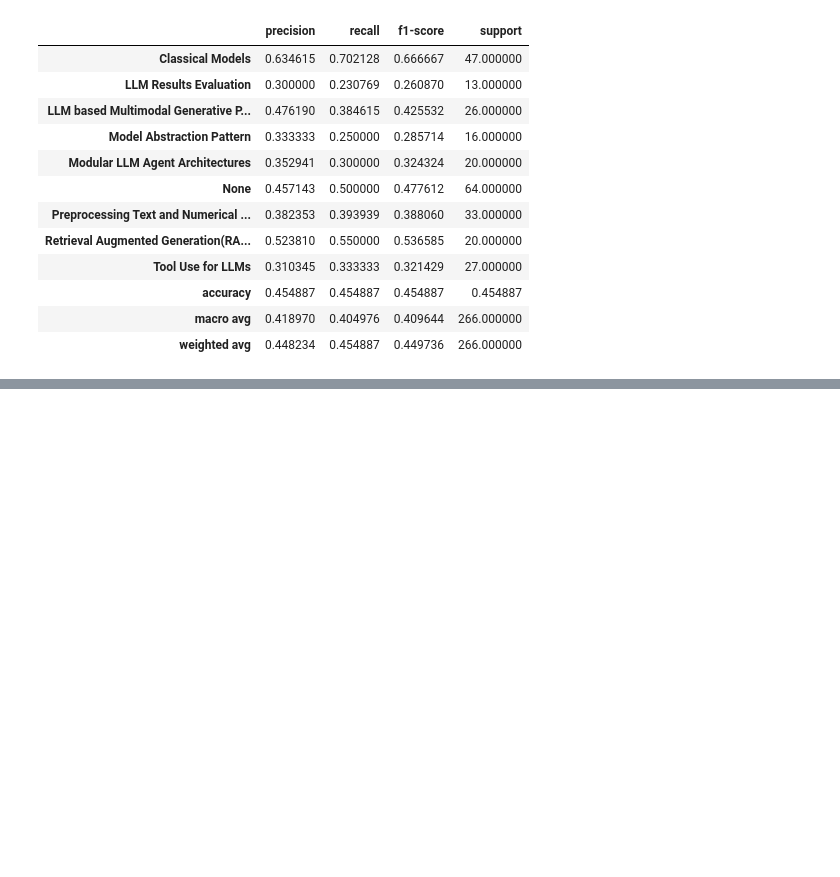
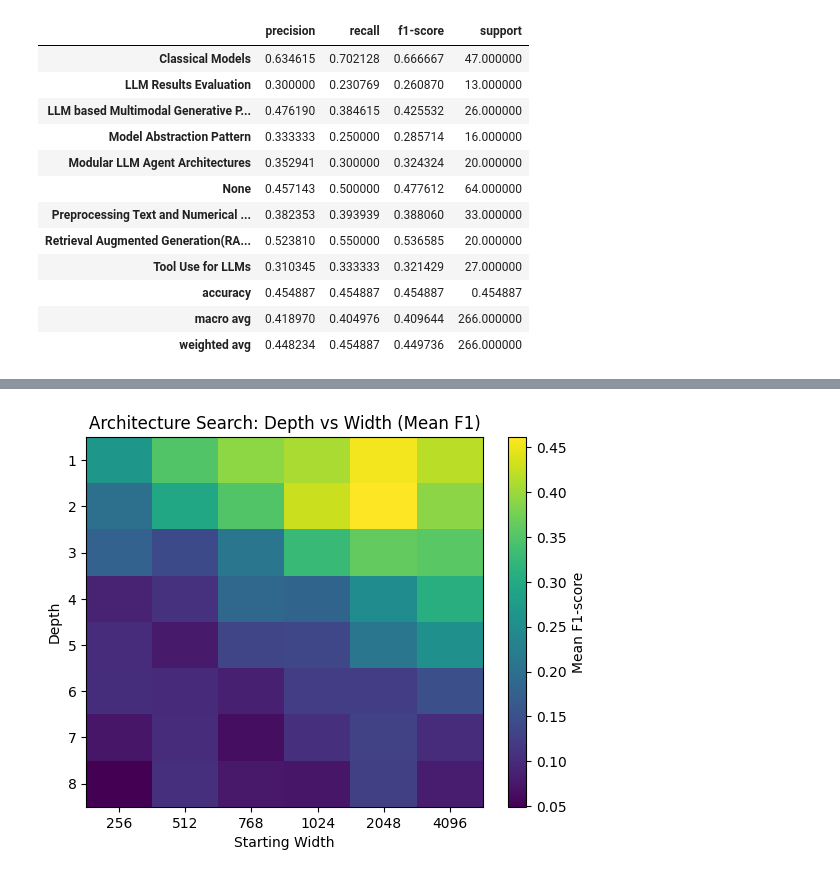
Before and after one commit to HasinthakaPiyumal/AI-Pattern-Mining-Project, a Jupyter notebook: notebooks/3.1.2 Classification Model Developent - II.ipynb, the cells around one changed output, grey strips where cells are left out. Saved outputs shown, nothing was run; the diff lists cells and outputs as text; code cells hidden in the pictures; blank space fills up the shorter version.

```diff
--- a/notebooks/3.1.2 Classification Model Developent - II.ipynb
+++ b/notebooks/3.1.2 Classification Model Developent - II.ipynb
@@ -1136,0 +1319,28 @@ Processing fold: 4
+# %%
+pipeline = Pipeline(
+    steps=[
+        ("scaler", StandardScaler()),
+        ("nn", clf),
+    ]
+)
+# %%
+param_grid = {
+    "nn__epochs": [20, 30],
+    "nn__batch_size": [32, 64],
+
+    "nn__model__l2_alpha": [1e-5, 1e-4, 1e-3],
+    "nn__model__learning_rate": [1e-3, 5e-4],
+}
+# %%
+grid = GridSearchCV(
+    estimator=pipeline,
+    param_grid=param_grid,
+    scoring="f1_macro",
+    cv=3,
+    n_jobs=-1,
+)
+# %%
+grid.fit(X, y)
+
+print("Best score:", grid.best_score_)
+print("Best params:", grid.best_params_)
@@ -1136,0 +2099,19 @@ Processing fold: 4
+# %%
+import matplotlib.pyplot as plt
+pivot = results_df.pivot_table(
+    values="mean_f1",
+    index="depth",
+    columns="start_width"
+)
+
+plt.figure()
+plt.imshow(pivot, aspect="auto", cmap='viridis')
+plt.colorbar(label="Mean F1-score")
+plt.xlabel("Starting Width")
+plt.ylabel("Depth")
+plt.title("Architecture Search: Depth vs Width (Mean F1)")
+plt.xticks(range(len(pivot.columns)), pivot.columns)
+plt.yticks(range(len(pivot.index)), pivot.index)
+plt.show()
+# %% [output]
+[figure, added]
```
Also changed, not shown: parts of 26 cells of this notebook, 21 other files.
